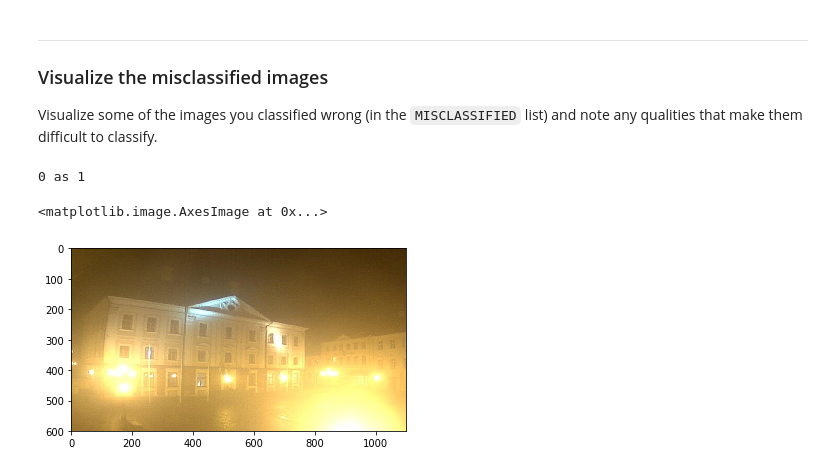
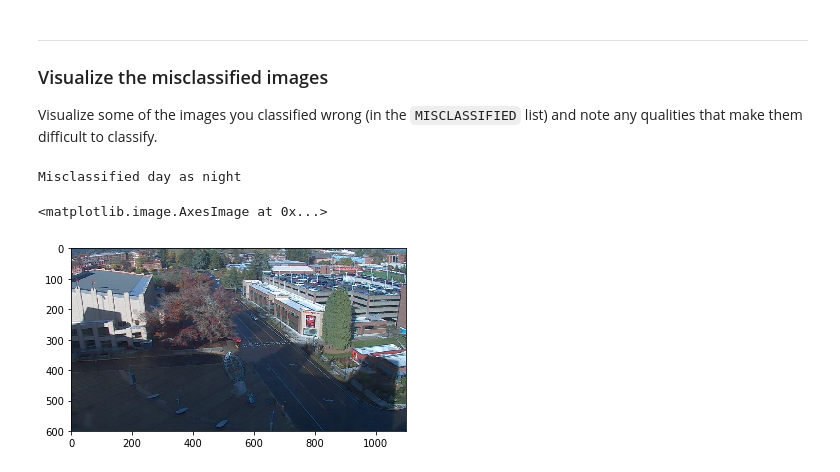
Before and after one commit to DeepLearningVision-2019/a1-image-classifier-ludoviccyril, a Jupyter notebook: A1. CV. Basic Image Classification.ipynb, the cells around one changed output. Saved outputs shown, nothing was run; the diff lists cells and outputs as text; code cells hidden in the pictures.

```diff
--- a/A1. CV. Basic Image Classification.ipynb
+++ b/A1. CV. Basic Image Classification.ipynb
@@ -250,11 +250,16 @@ Visualize some of the images you classified wrong (in the `MISCLASSIFIED` list)
 # %%
 # Visualize misclassified example(s)
 ## TODO: Display an image in the `MISCLASSIFIED` list
 ## TODO: Print out its predicted label - to see what the image *was* incorrectly classified as5
 
-print(str(MISCLASSIFIED[0][2]) + ' as ' + str(MISCLASSIFIED[0][1]))
+def decode(encoded):
+    if encoded == 1:
+        return 'day'
+    return 'night'
+
+print('Misclassified ' + decode(MISCLASSIFIED[0][2]) + ' as ' + decode(MISCLASSIFIED[0][1]))
 plt.imshow(MISCLASSIFIED[0][0])
 # %% [output]
-0 as 1
+Misclassified day as night
 <matplotlib.image.AxesImage at 0x...>
-[figure, old version]
+[figure, new version]
```
